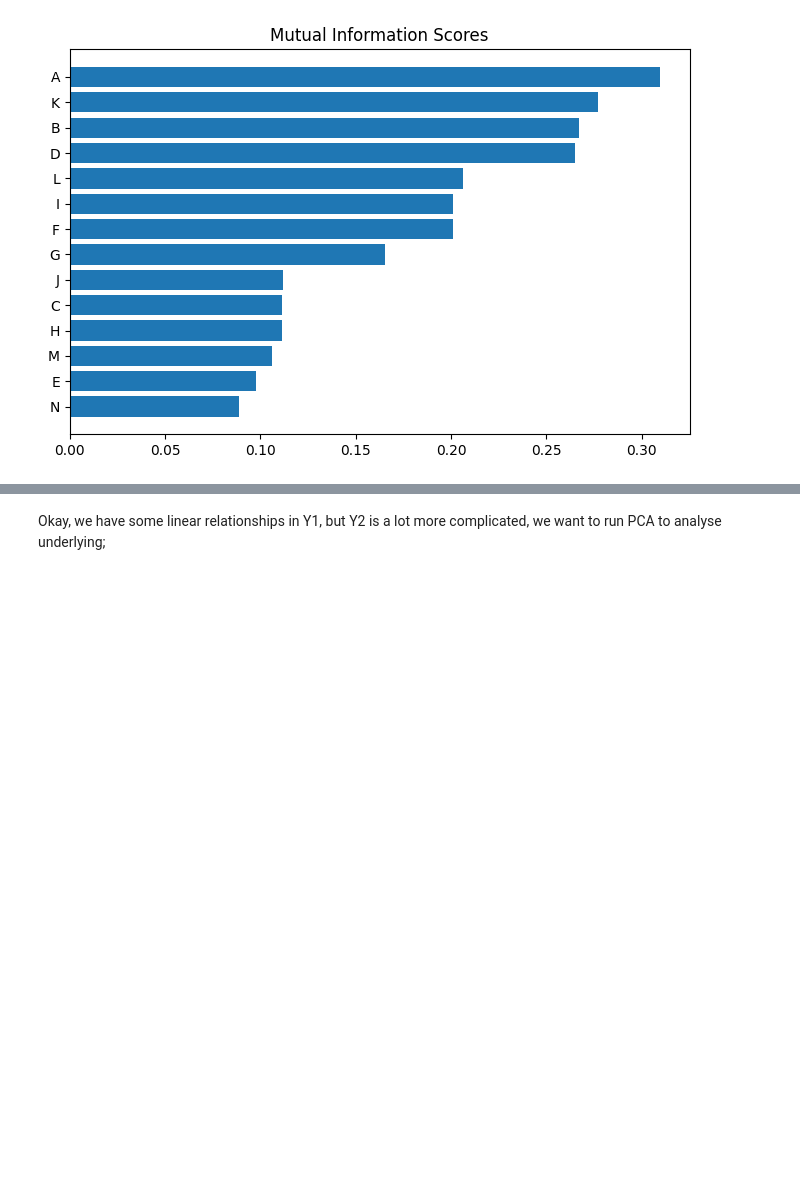
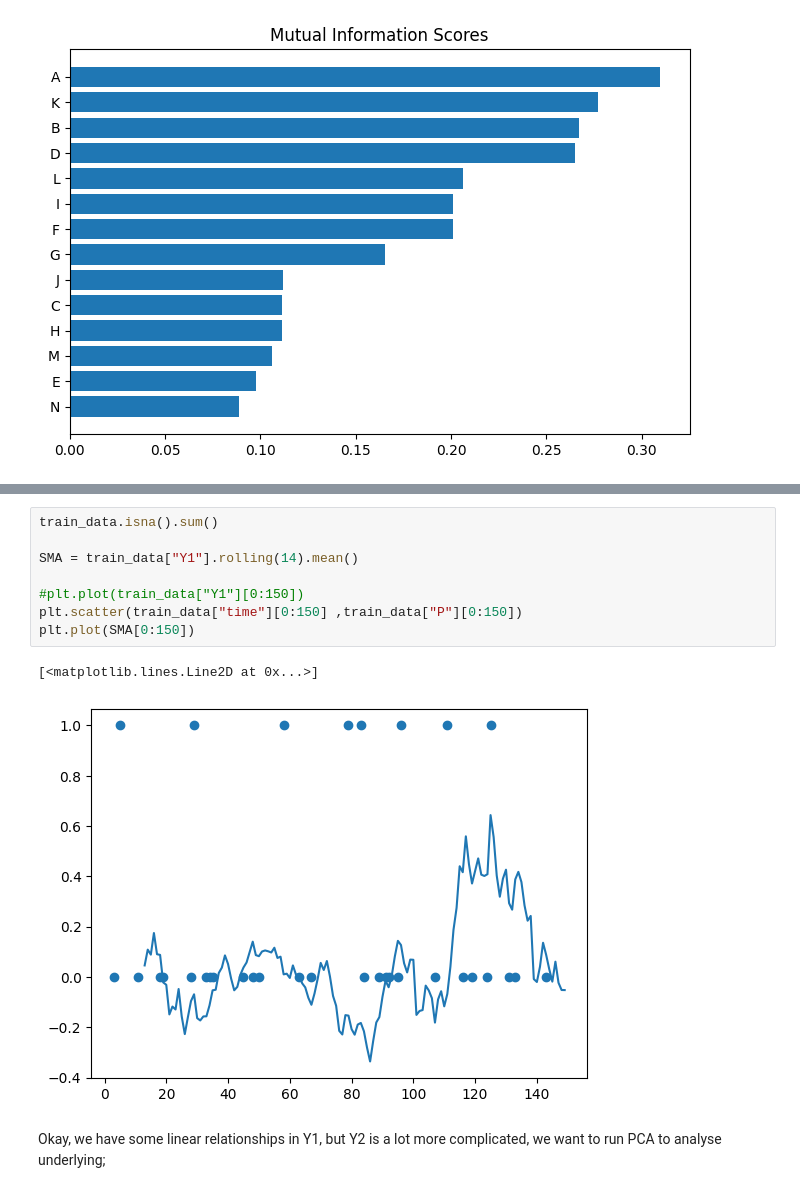
Before and after one commit to amsih/Illiquidiots, a Jupyter notebook: research/research.ipynb, the cells around one changed output, grey strips where cells are left out. Saved outputs shown, nothing was run; the diff lists cells and outputs as text; blank space fills up the shorter version.

```diff
--- a/research/research.ipynb
+++ b/research/research.ipynb
@@ -93,3 +90,14 @@ plt.show()
+# %%
+train_data.isna().sum()
+
+SMA = train_data["Y1"].rolling(14).mean()
+
+#plt.plot(train_data["Y1"][0:150])
+plt.scatter(train_data["time"][0:150] ,train_data["P"][0:150])
+plt.plot(SMA[0:150])
+# %% [output]
+[<matplotlib.lines.Line2D at 0x...>]
+[figure, added]
 # %% [markdown]
 Okay, we have some linear relationships in Y1, but Y2 is a lot more complicated, we want to run PCA to analyse underlying;
 # %%
```
Also changed, not shown: parts of 2 cells of this notebook, 3 other files.
